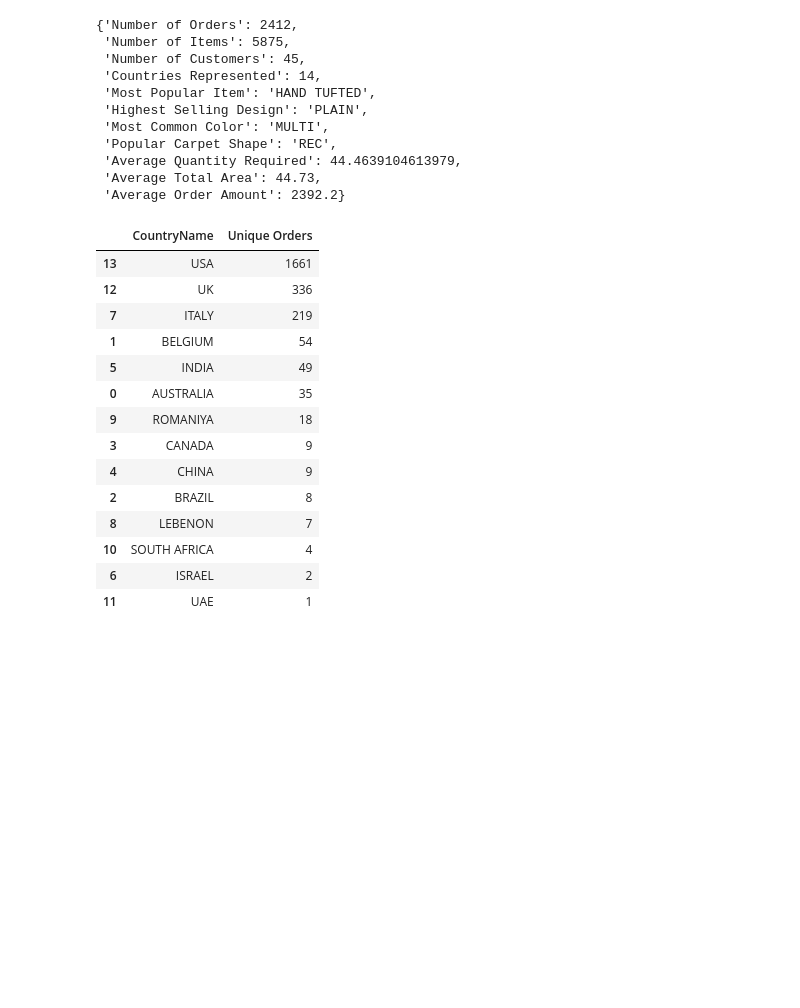
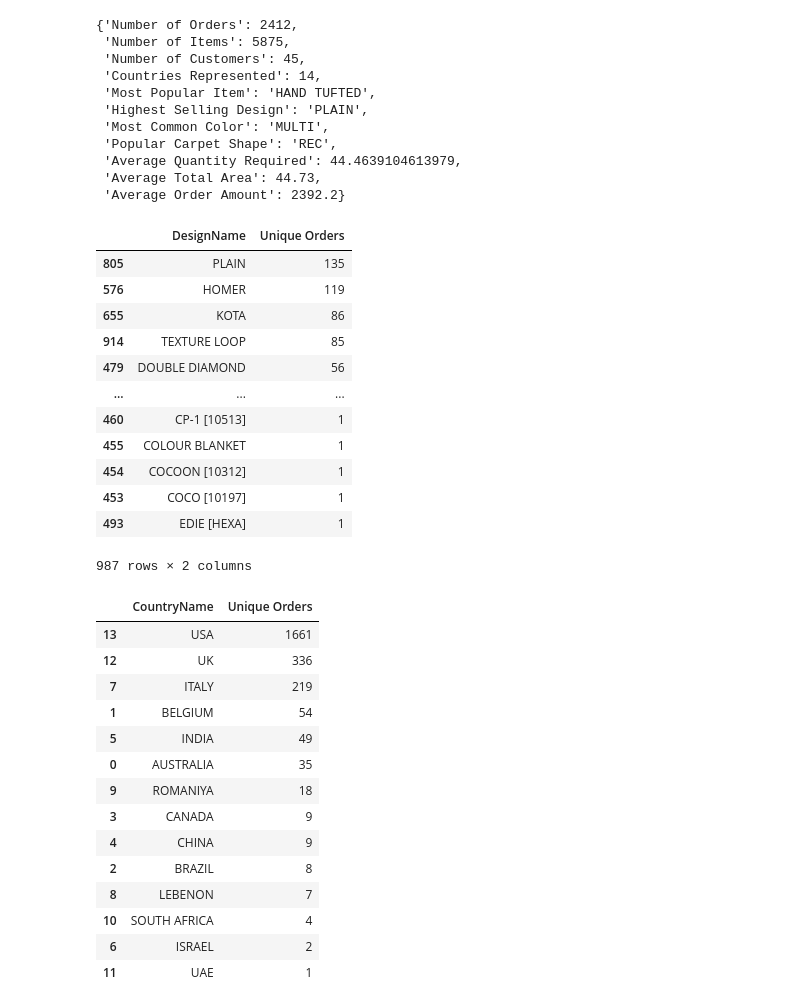
Before and after one commit to kanishkkg/ampba_24_group18_term2, a Jupyter notebook: ml_ul/GR_18_MLUL1_group18_Customers.ipynb, the cells around one changed output. Saved outputs shown, nothing was run; the diff lists cells and outputs as text; code cells hidden in the pictures; blank space fills up the shorter version.

```diff
--- a/ml_ul/GR_18_MLUL1_group18_Customers.ipynb
+++ b/ml_ul/GR_18_MLUL1_group18_Customers.ipynb
@@ -141,6 +141,25 @@ eda_summary
  'Average Quantity Required': 44.4639104613979,
  'Average Total Area': 44.73,
  'Average Order Amount': 2392.2}
+# %%
+# Highest selling design
+design_agg = eda_data.groupby('DesignName')['OrderiD'].nunique().reset_index()
+design_agg.rename(columns={'OrderiD': 'Unique Orders'}, inplace=True)
+design_agg.sort_values(by='Unique Orders', ascending=False)
+# %% [output]
+|  | DesignName | Unique Orders |
+| 805 | PLAIN | 135 |
+| 576 | HOMER | 119 |
+| 655 | KOTA | 86 |
+| 914 | TEXTURE LOOP | 85 |
+| 479 | DOUBLE DIAMOND | 56 |
+| ... | ... | ... |
+| 460 | CP-1 [10513] | 1 |
+| 455 | COLOUR BLANKET | 1 |
+| 454 | COCOON [10312] | 1 |
+| 453 | COCO [10197] | 1 |
+| 493 | EDIE [HEXA] | 1 |
+987 rows × 2 columns
 # %%
 # Finding number of orders per country
 unique_orders_per_country = eda_data.groupby('CountryName')['OrderiD'].nunique().reset_index()
```
Also changed, not shown: parts of 4 cells of this notebook.
